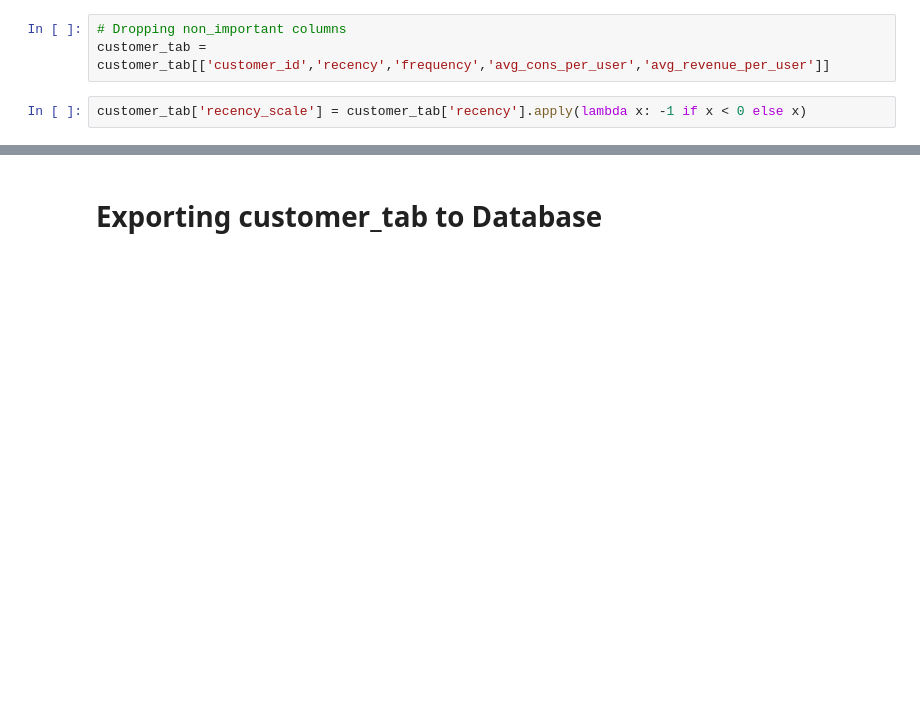
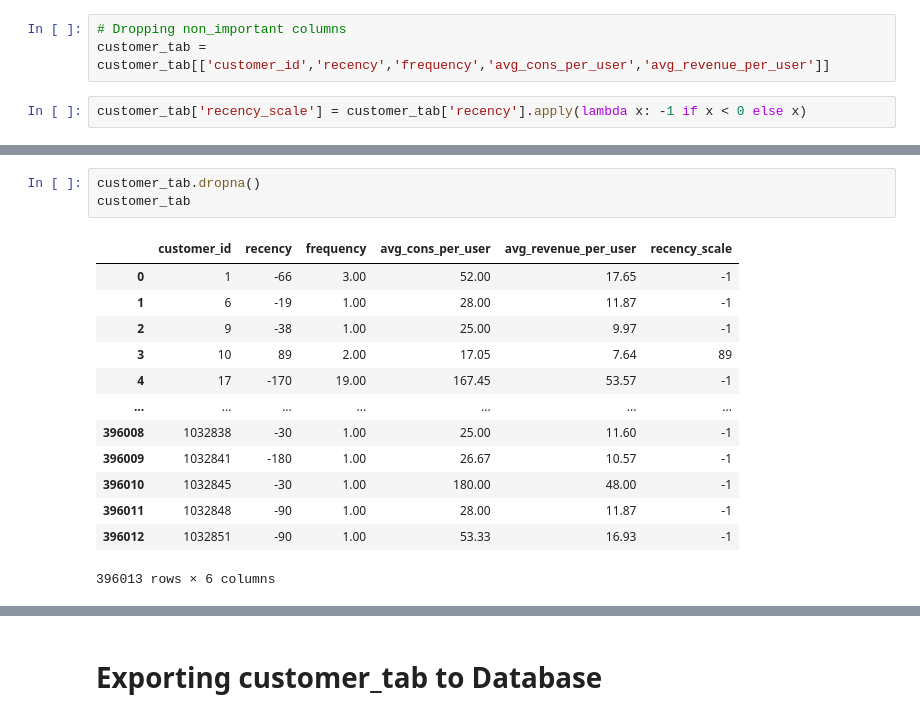
Before and after one commit to Oskareh/capstone, a Jupyter notebook: analysis_process_moo.ipynb, the cells around one changed output, grey strips where cells are left out. Drawn from its saved outputs; the diff is of its cells as text; blank space fills up the shorter version.

```diff
--- a/analysis_process_moo.ipynb
+++ b/analysis_process_moo.ipynb
@@ -545 +643,18 @@ customer_tab.tail(5)
+# %%
+customer_tab.dropna()
+customer_tab
+# %% [output]
+|  | customer_id | recency | frequency | avg_cons_per_user | avg_revenue_per_user | recency_scale |
+| 0 | 1 | -66 | 3.00 | 52.00 | 17.65 | -1 |
+| 1 | 6 | -19 | 1.00 | 28.00 | 11.87 | -1 |
+| 2 | 9 | -38 | 1.00 | 25.00 | 9.97 | -1 |
+| 3 | 10 | 89 | 2.00 | 17.05 | 7.64 | 89 |
+| 4 | 17 | -170 | 19.00 | 167.45 | 53.57 | -1 |
+| ... | ... | ... | ... | ... | ... | ... |
+| 396008 | 1032838 | -30 | 1.00 | 25.00 | 11.60 | -1 |
+| 396009 | 1032841 | -180 | 1.00 | 26.67 | 10.57 | -1 |
+| 396010 | 1032845 | -30 | 1.00 | 180.00 | 48.00 | -1 |
+| 396011 | 1032848 | -90 | 1.00 | 28.00 | 11.87 | -1 |
+| 396012 | 1032851 | -90 | 1.00 | 53.33 | 16.93 | -1 |
+396013 rows × 6 columns
 # %%
```
Also changed, not shown: parts of 13 cells of this notebook.
